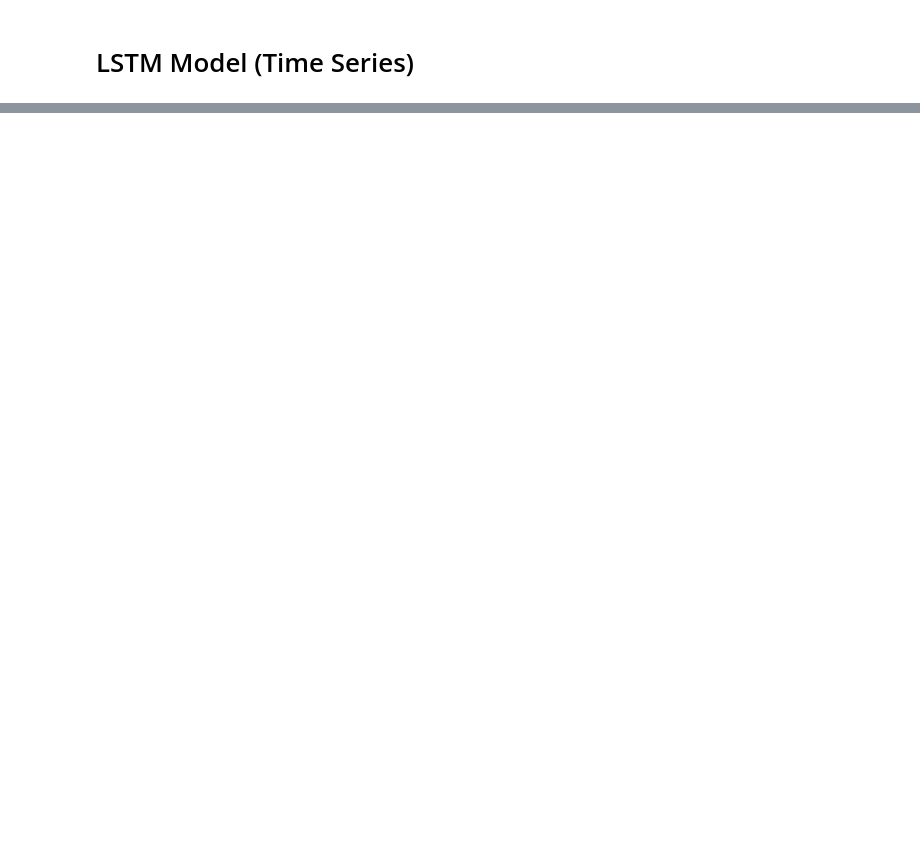
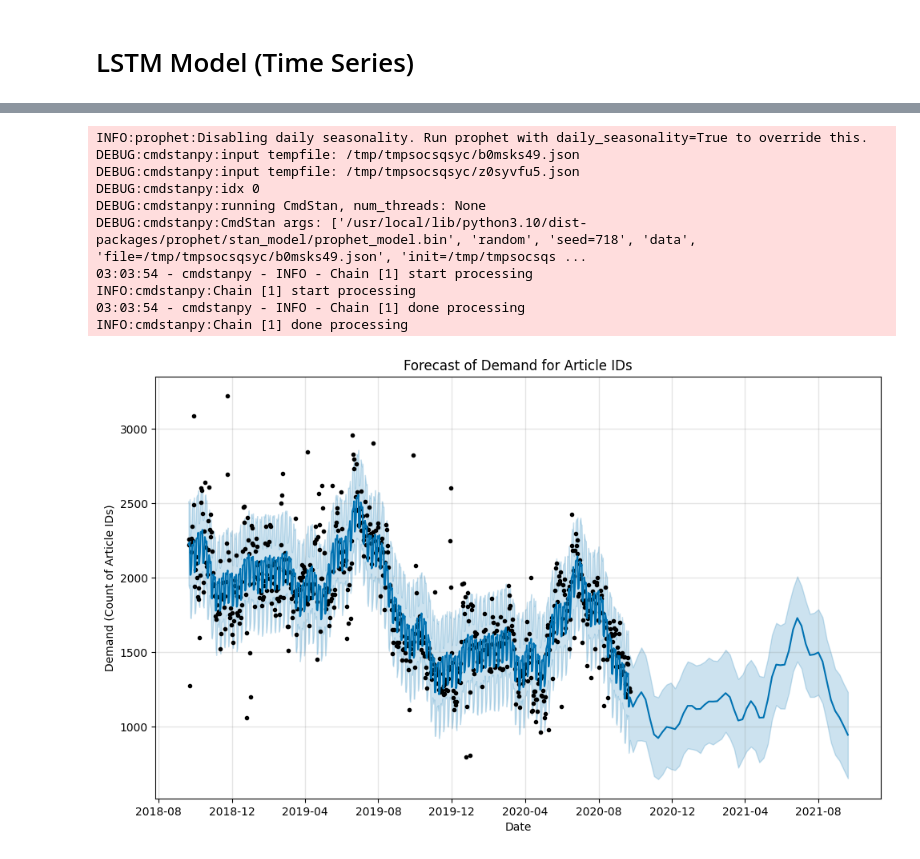
Before and after one commit to jblackM1/AAI_590-Capstone-Project, a Jupyter notebook: AAI_590_Capstone.ipynb, the cells around one changed output, grey strips where cells are left out. Cells and saved outputs as stored; diff of their text form; code cells hidden in the pictures; blank space fills up the shorter version.

```diff
--- a/AAI_590_Capstone.ipynb
+++ b/AAI_590_Capstone.ipynb
@@ -682,0 +846,34 @@ plt.show()
+# %%
+time_series_data = filtered_merged_df.groupby('t_dat')['article_id'].nunique().reset_index()
+time_series_data.columns = ['ds', 'y']  # Rename columns as required by Prophet
+
+# Initialize Prophet model
+model = Prophet(yearly_seasonality=True)
+
+# Fit the model
+model.fit(time_series_data)
+
+# Create a DataFrame with future dates for forecasting
+future = model.make_future_dataframe(periods=52, freq='W')  # Adjust the number of future periods as needed
+
+# Make predictions
+forecast = model.predict(future)
+
+# Plot the forecast
+fig = model.plot(forecast)
+plt.title('Forecast of Demand for Article IDs')
+plt.xlabel('Date')
+plt.ylabel('Demand (Count of Article IDs)')
+plt.show()
+# %% [output]
+INFO:prophet:Disabling daily seasonality. Run prophet with daily_seasonality=True to override this.
+DEBUG:cmdstanpy:input tempfile: /tmp/tmpsocsqsyc/b0msks49.json
+DEBUG:cmdstanpy:input tempfile: /tmp/tmpsocsqsyc/z0syvfu5.json
+DEBUG:cmdstanpy:idx 0
+DEBUG:cmdstanpy:running CmdStan, num_threads: None
+DEBUG:cmdstanpy:CmdStan args: ['/usr/local/lib/python3.10/dist-packages/prophet/stan_model/prophet_model.bin', 'random', 'seed=718', 'data', 'file=/tmp/tmpsocsqsyc/b0msks49.json', 'init=/tmp/tmpsocsqs ...
+03:03:54 - cmdstanpy - INFO - Chain [1] start processing
+INFO:cmdstanpy:Chain [1] start processing
+03:03:54 - cmdstanpy - INFO - Chain [1] done processing
+INFO:cmdstanpy:Chain [1] done processing
+[figure, added]
```
Also changed, not shown: parts of 50 cells of this notebook.
